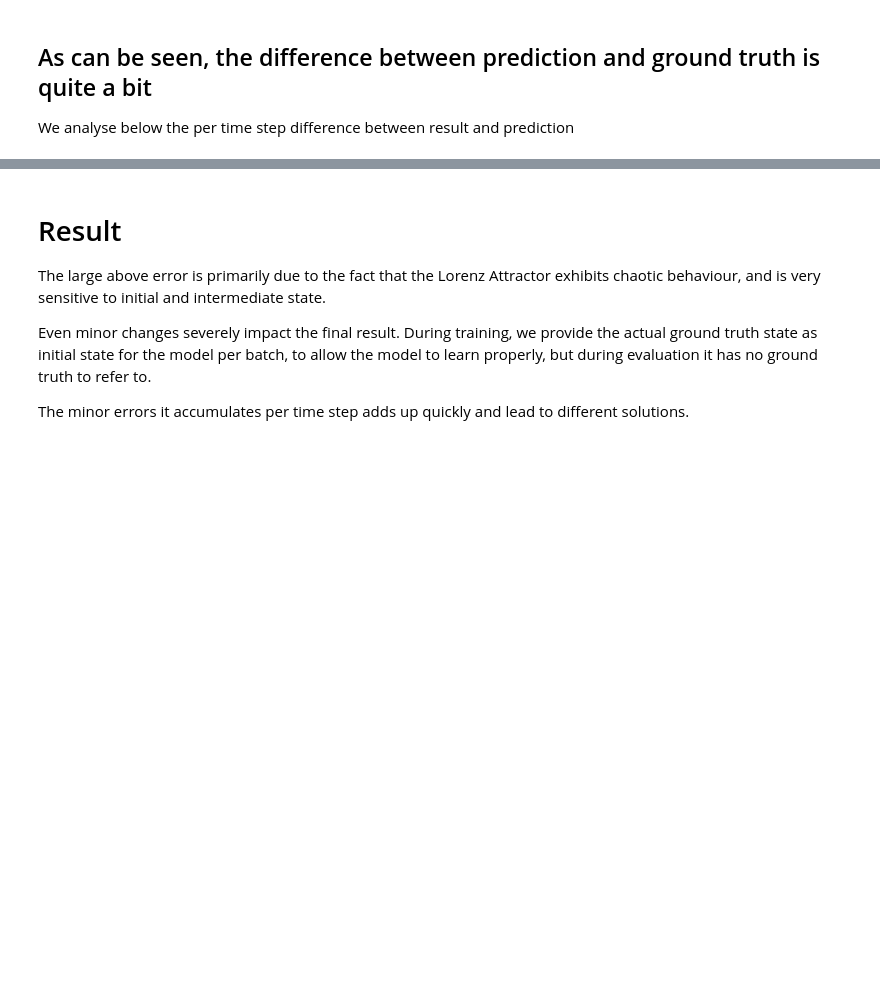
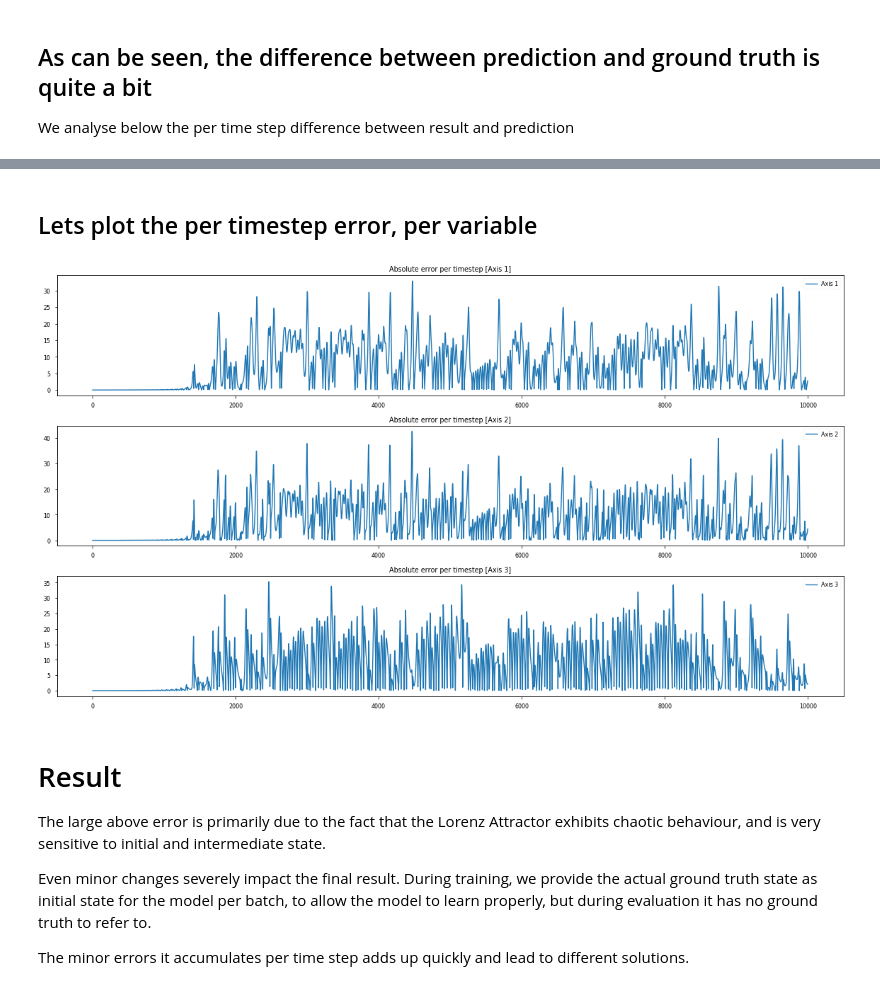
Before and after one commit to titu1994/tfdiffeq, a Jupyter notebook: examples/hyper_solvers.ipynb, the cells around one changed output, grey strips where cells are left out. Drawn from its saved outputs; the diff is of its cells as text; code cells hidden in the pictures; blank space fills up the shorter version.

Commit message:
Add visualization for error per timestep

```diff
--- a/examples/hyper_solvers.ipynb
+++ b/examples/hyper_solvers.ipynb
@@ -263 +263,19 @@ Mean squared error between Ground truth and prediction (per axis):  [117.0810434
+# %% [markdown]
+## Lets plot the per timestep error, per variable
+# %%
+abs_error = tf.abs(result - predictions)
+
+fig, axes = plt.subplots(3, 1, figsize=(16, 9))
+
+for axis in range(result.shape[-1]):
+    plt.sca(axes[axis])
+    axis_error = abs_error[:, axis]
+    plt.plot(axis_error, label=f'Axis {axis + 1}')
+
+    plt.title(f"Absolute error per timestep [Axis {axis + 1}]")
+    plt.legend()
+
+plt.tight_layout()
+# %% [output]
+[figure, added]
 # %% [markdown]
```
Also changed, not shown: parts of 12 cells of this notebook.
